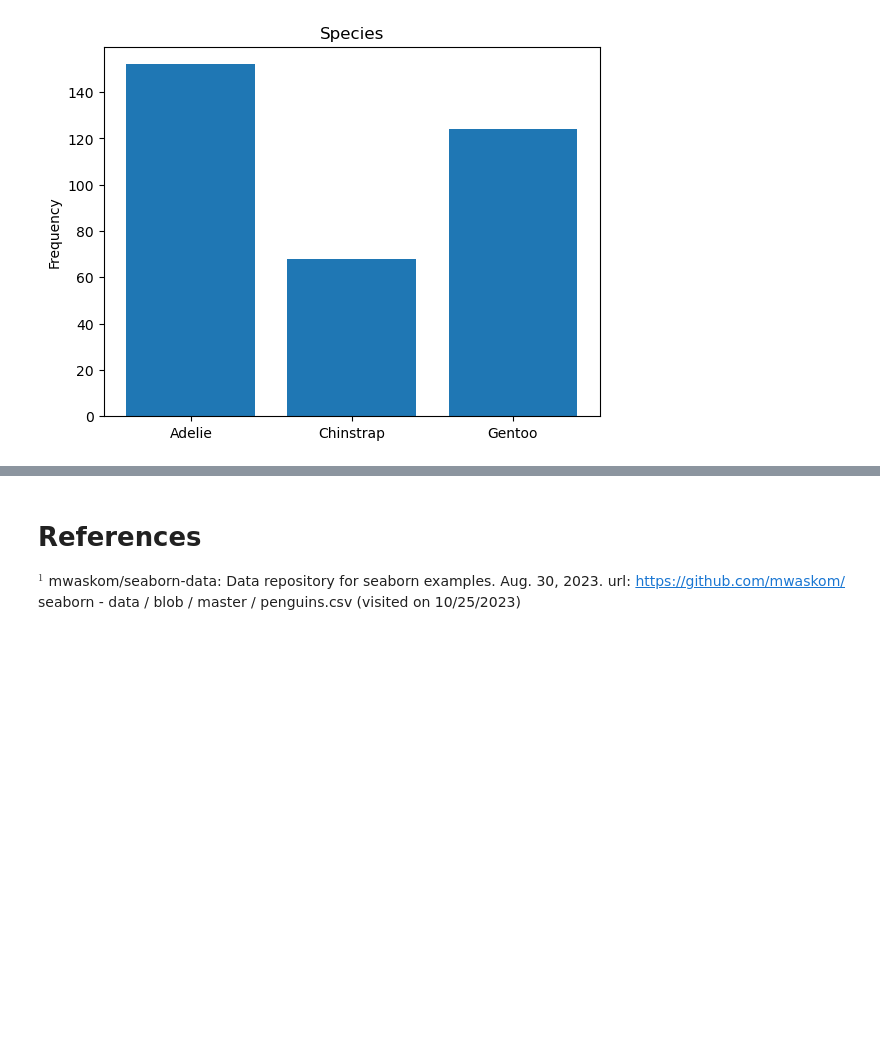
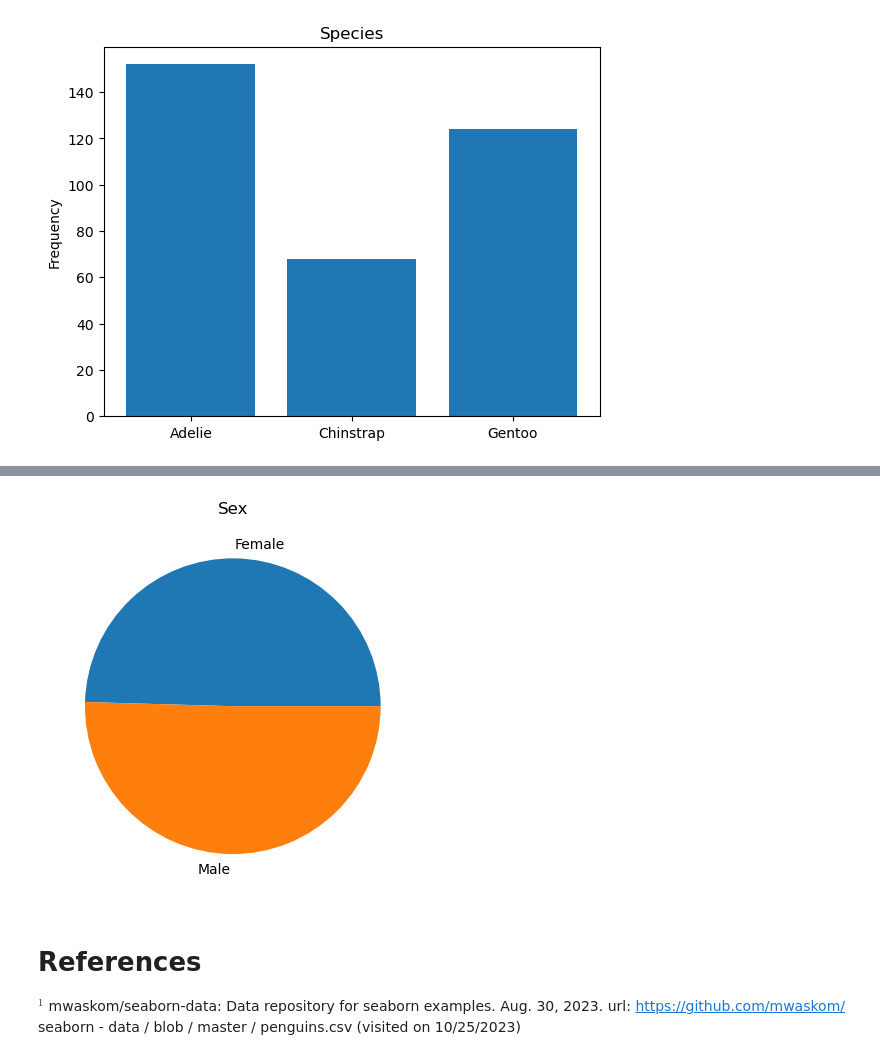
Before and after one commit to PeeBs68/fund_da, a Jupyter notebook: tasks.ipynb, the cells around one changed output, grey strips where cells are left out. Drawn from its saved outputs; the diff is of its cells as text; code cells hidden in the pictures; blank space fills up the shorter version.

```diff
--- a/tasks.ipynb
+++ b/tasks.ipynb
@@ -501,3 +533,26 @@ plt.show;
+# %%
+# sex
+
+# Create a list just for sex and generate a bar chart
+
+import matplotlib.pyplot as plt
+
+sex_l = []
+
+for x in df['sex']:
+    if str(x) != "nan":
+        sex_l.append(x)
+
+temp=np.unique(sex_l)
+freq_list = []
+for x in temp:
+    freq_list.append(sex_l.count(x))
+
+plt.title("Sex")
+plt.pie(freq_list, labels = temp)
+plt.show;
+# %% [output]
+[figure, added]
 # %% [markdown]
 # References
 
```
Also changed, not shown: parts of 13 cells of this notebook.
